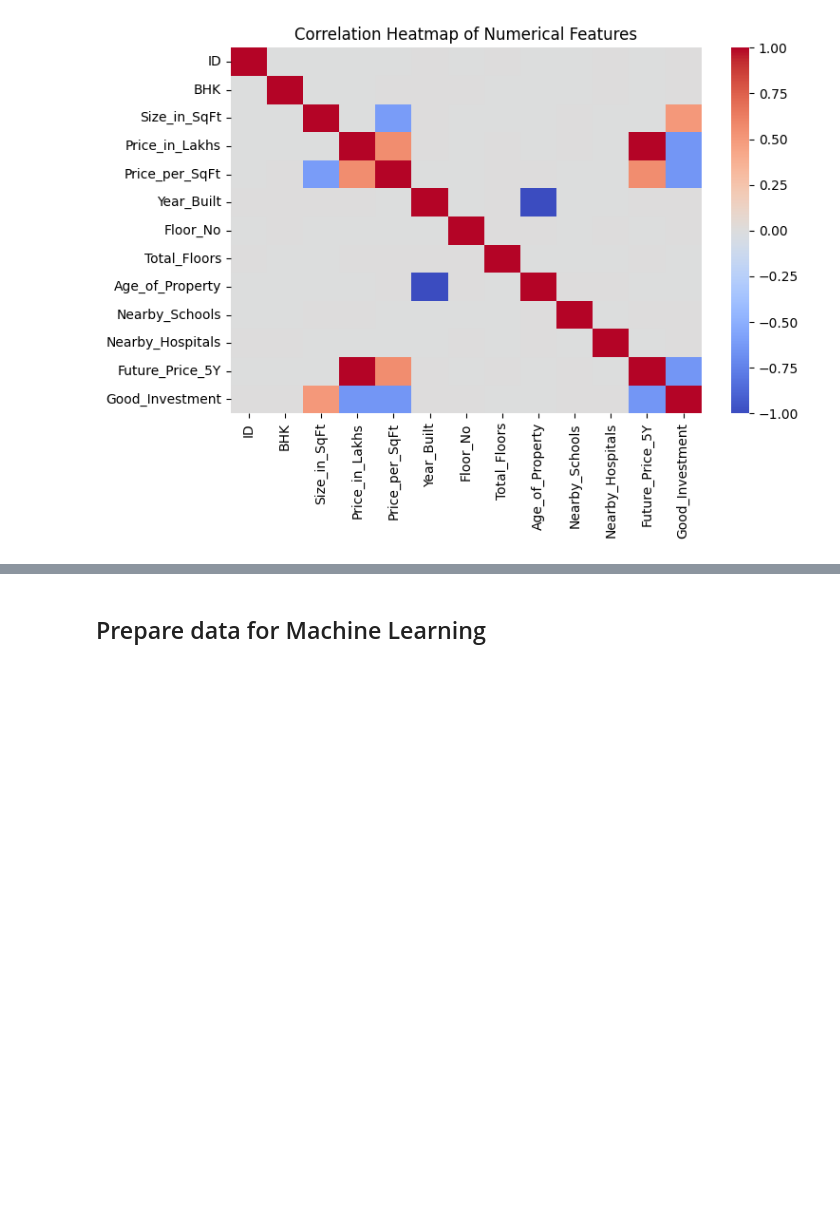
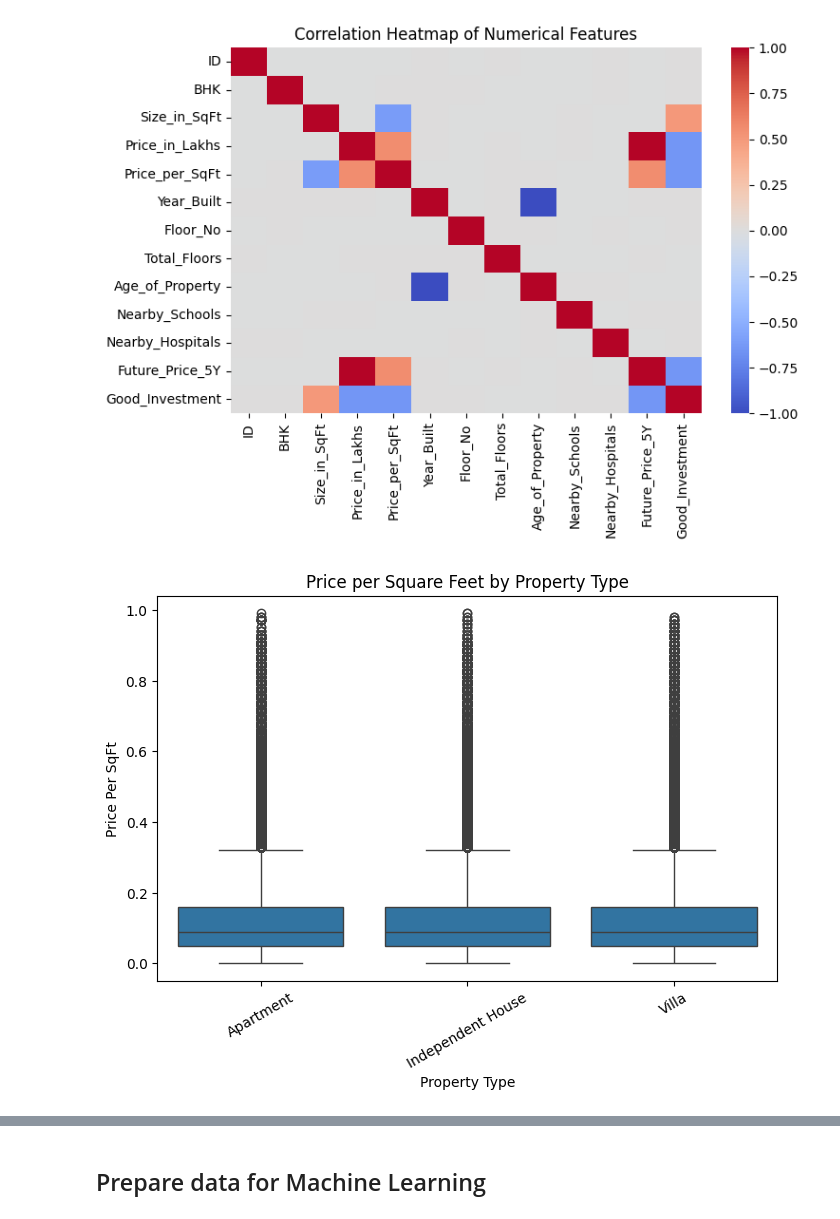
Before and after one commit to shabbu8111999/Real_Estate_Investment_Advisor_Using_ML_Streamlit, a Jupyter notebook: project_jupyter_file/real_estate_project.ipynb, the cells around one changed output, grey strips where cells are left out. Saved outputs shown, nothing was run; the diff lists cells and outputs as text; code cells hidden in the pictures; blank space fills up the shorter version.

```diff
--- a/project_jupyter_file/real_estate_project.ipynb
+++ b/project_jupyter_file/real_estate_project.ipynb
@@ -414,3 +415,15 @@ plt.title("Correlation Heatmap of Numerical Features")
 plt.show()
 # %% [output]
 [figure]
+# %%
+# Price per SqFt comparison by Property Type
+
+plt.figure(figsize=(8, 5))
+sns.boxplot(data=df, x="Property_Type", y="Price_per_SqFt")
+plt.title("Price per Square Feet by Property Type")
+plt.xlabel("Property Type")
+plt.ylabel("Price Per SqFt")
+plt.xticks(rotation=30)
+plt.show()
+# %% [output]
+[figure, added]
```
Also changed, not shown: parts of 25 cells of this notebook, 34 other files.
